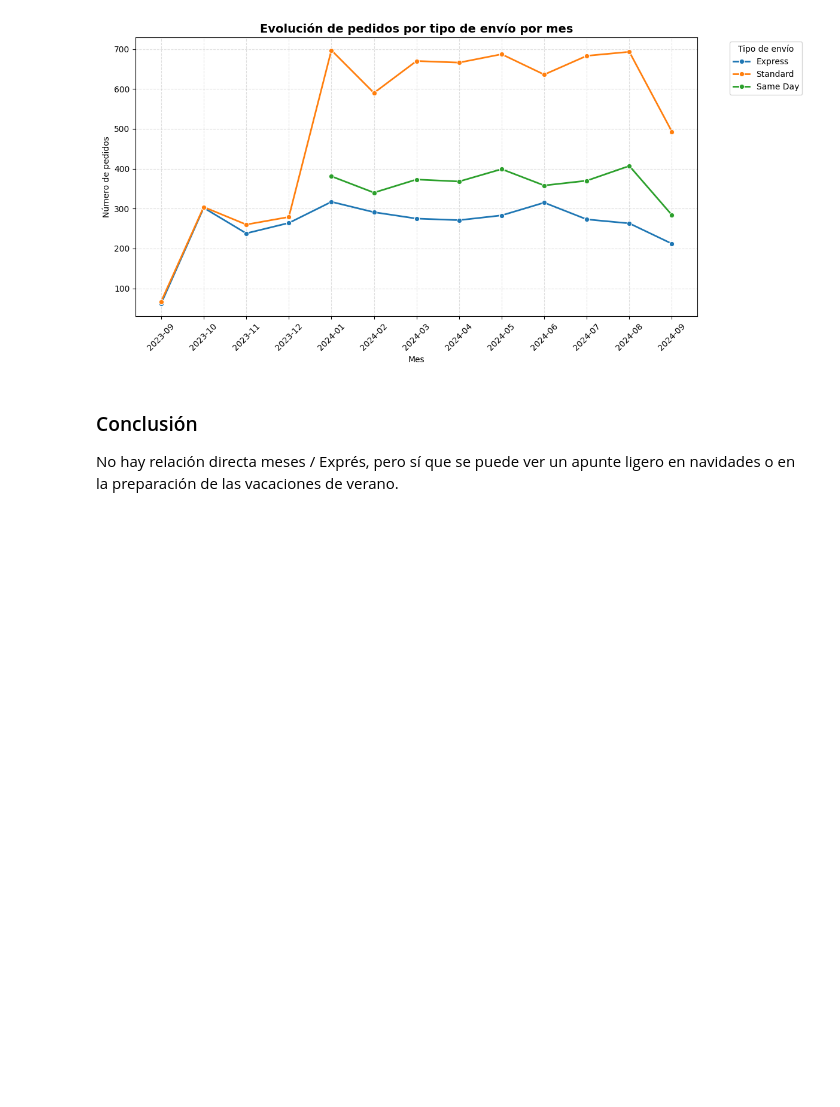
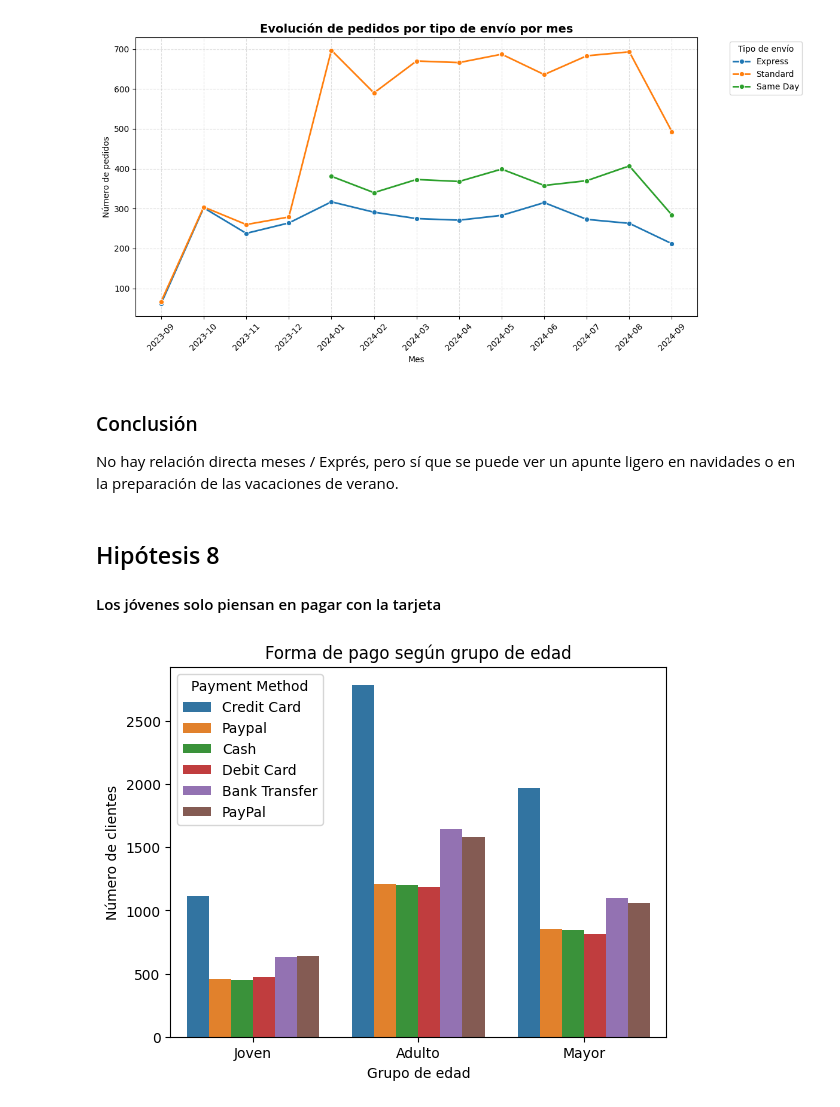
Before and after one commit to migel1985/EDA_ElectronicaConsumo_MM, a Jupyter notebook: src/memoria.ipynb, the cells around one changed output. Cells and saved outputs as stored; diff of their text form; code cells hidden in the pictures; blank space fills up the shorter version.

Commit message:
creo una nueva hipótesis con su gráfico

```diff
--- a/src/memoria.ipynb
+++ b/src/memoria.ipynb
@@ -467,3 +480,21 @@ plt.show()
 # %% [markdown]
 ### Conclusión
 No hay relación directa meses / Exprés, pero sí que se puede ver un apunte ligero en navidades o en la preparación de las vacaciones de verano.
+# %% [markdown]
+## Hipótesis 8
+#### Los jóvenes solo piensan en pagar con la tarjeta
+# %%
+
+datasetHyp8 = dataSet1.copy()
+
+bins = [0, 29, 59, 120]
+labels = ['Joven', 'Adulto', 'Mayor']
+datasetHyp8['AgeGroup'] = pd.cut(datasetHyp8['Age'], bins=bins, labels=labels, right=True)
+
+sns.countplot(data=datasetHyp8, x='AgeGroup', hue='Payment Method')
+plt.title("Forma de pago según grupo de edad")
+plt.xlabel("Grupo de edad")
+plt.ylabel("Número de clientes")
+plt.show()
+# %% [output]
+[figure, added]
```
Also changed, not shown: parts of 3 cells of this notebook, 4 other files.
